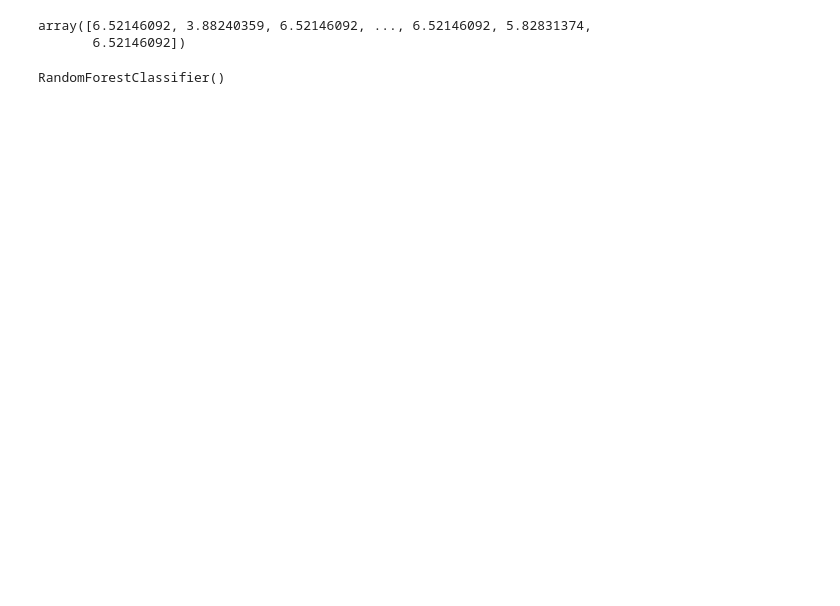
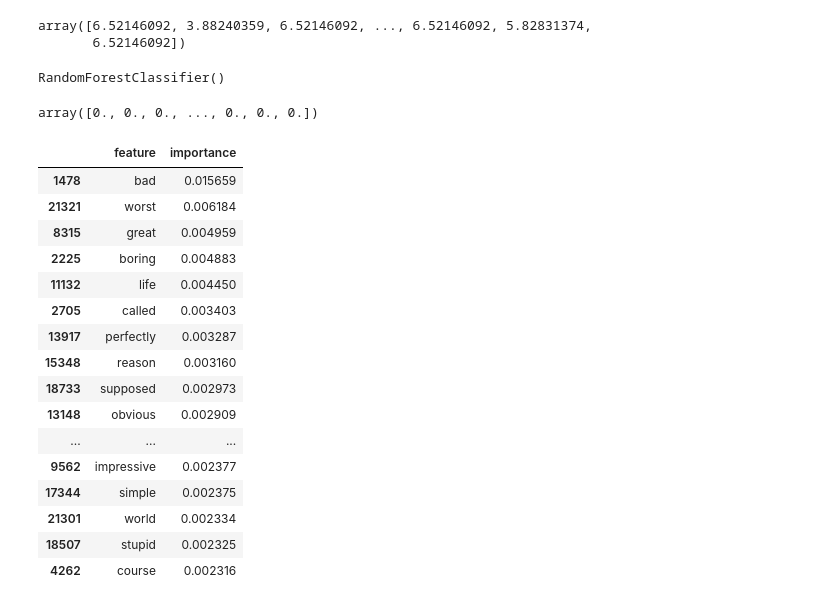
Before and after one commit to geoffswc/Document-Classification, a Jupyter notebook: Movie-Reviews-Pipeline.ipynb, the cells around one changed output. Saved outputs shown, nothing was run; the diff lists cells and outputs as text; code cells hidden in the pictures; blank space fills up the shorter version.

Commit message:
display predicted vs actual, feature importances

```diff
--- a/Movie-Reviews-Pipeline.ipynb
+++ b/Movie-Reviews-Pipeline.ipynb
@@ -61,6 +72,35 @@ array([6.52146092, 3.88240359, 6.52146092, ..., 6.52146092, 5.82831374,
 text_clf['clf']
 # %% [output]
 RandomForestClassifier()
+# %%
+text_clf['clf'].feature_importances_
+# %% [output]
+array([0., 0., 0., ..., 0., 0., 0.])
+# %%
+feature_df = pd.DataFrame({"feature": text_clf['vect'].get_feature_names(),
+                           'importance': text_clf['clf'].feature_importances_})
+# %%
+features_sorted = feature_df.sort_values(by=['importance'], ascending=False)
+# %%
+features_sorted.head(25)
+# %% [output]
+|  | feature | importance |
+| 1478 | bad | 0.015659 |
+| 21321 | worst | 0.006184 |
+| 8315 | great | 0.004959 |
+| 2225 | boring | 0.004883 |
+| 11132 | life | 0.004450 |
+| 2705 | called | 0.003403 |
+| 13917 | perfectly | 0.003287 |
+| 15348 | reason | 0.003160 |
+| 18733 | supposed | 0.002973 |
+| 13148 | obvious | 0.002909 |
+| ... | ... | ... |
+| 9562 | impressive | 0.002377 |
+| 17344 | simple | 0.002375 |
+| 21301 | world | 0.002334 |
+| 18507 | stupid | 0.002325 |
+| 4262 | course | 0.002316 |
 # %%
 df_test = pd.read_csv('data/testReviews.tsv', sep='\t')
 # %%
```
Also changed, not shown: parts of 8 cells of this notebook.
